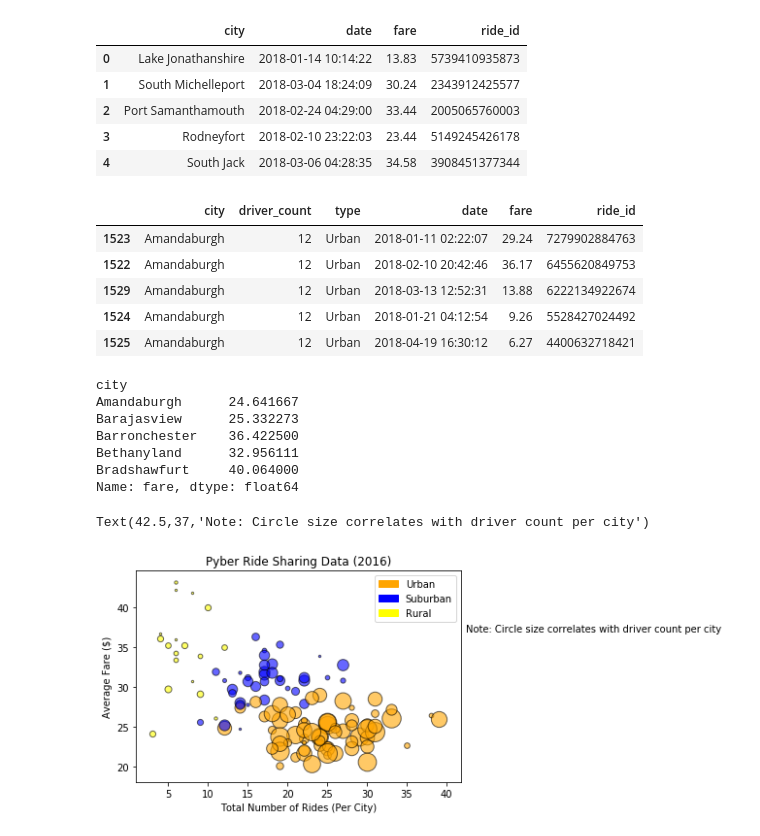
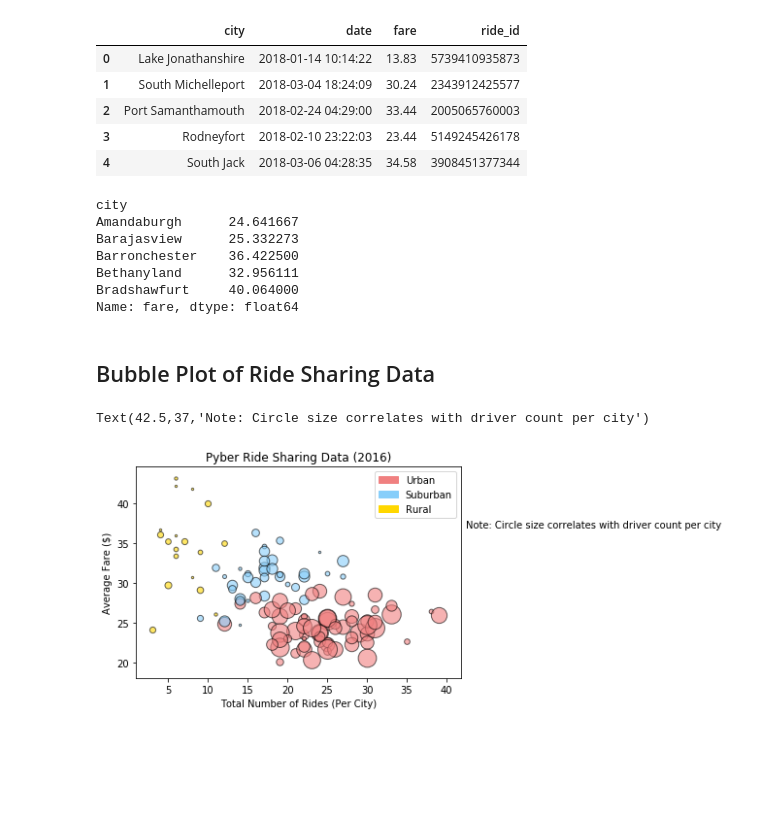
Before and after one commit to amritperera/Homework-5, a Jupyter notebook: Main/pyber.ipynb, the cells around one changed output. Saved outputs shown, nothing was run; the diff lists cells and outputs as text; code cells hidden in the pictures; blank space fills up the shorter version.

Commit message:
finished, only trends left to do
added correct colors and formatting

```diff
--- a/Main/pyber.ipynb
+++ b/Main/pyber.ipynb
@@ -35,14 +35,9 @@ ride.head()
 # %%
 ## merge the two csv
 test = pd.merge(city, ride, on='city')
-test.sort_values('city', ascending=True).head()
+test.sort_values('city', ascending=True)
+## df with no duplicate cities
+test2 = test.drop_duplicates('city')
-# %% [output]
-|  | city | driver_count | type | date | fare | ride_id |
-| 1523 | Amandaburgh | 12 | Urban | 2018-01-11 02:22:07 | 29.24 | 7279902884763 |
-| 1522 | Amandaburgh | 12 | Urban | 2018-02-10 20:42:46 | 36.17 | 6455620849753 |
-| 1529 | Amandaburgh | 12 | Urban | 2018-03-13 12:52:31 | 13.88 | 6222134922674 |
-| 1524 | Amandaburgh | 12 | Urban | 2018-01-21 04:12:54 | 9.26 | 5528427024492 |
-| 1525 | Amandaburgh | 12 | Urban | 2018-04-19 16:30:12 | 6.27 | 4400632718421 |
 # %%
 ## group by city
 grouped_data = test.groupby('city')
@@ -60,38 +55,40 @@ Name: fare, dtype: float64
 ## create new df with reset indexes to help color code the chart
 color_assign = city.sort_values('city', ascending=True)
 color_assign = color_assign.reset_index(drop=True)
+# %% [markdown]
+## Bubble Plot of Ride Sharing Data
 # %%
 ## extra piece that may not be necessary
 bubbles_mpl = plt.figure()
 
 ## set some variables to be used when plotting
 total_rides = grouped_data['date'].count()
 average_fare = grouped_data['fare'].mean()
 city_obs = grouped_data['city']
 driver_count = grouped_data['driver_count'].sum()/grouped_data['driver_count'].count()
 city_type = grouped_data['type']
 
 ## iterate through length of groupby object, adding a specific sized and color coded marker to plot
 for i in range(len(grouped)):
     if color_assign.iloc[i,2] == "Urban":
-        color = "orange"
+        color = "lightcoral"
     elif color_assign.iloc[i,2] == "Suburban":
-        color = "blue"
+        color = "lightskyblue"
     else:
-        color = "yellow"
+        color = "gold"
     plt.scatter(total_rides[i],average_fare[i],s=driver_count[i]*5.5 ,c=color, alpha=.6 , edgecolors='black' )
 
 ## add labels to chart
 plt.xlabel('Total Number of Rides (Per City)')
 plt.ylabel('Average Fare ($)')
 plt.title('Pyber Ride Sharing Data (2016)')
 ## add legend to chart(imported module for this, couldn't figure out how to do it another way)
-orange_patch = mpatches.Patch(color='orange', label='Urban')
-blue_patch = mpatches.Patch(color='blue', label='Suburban')
-yellow_patch = mpatches.Patch(color='yellow', label='Rural')
+orange_patch = mpatches.Patch(color='lightcoral', label='Urban')
+blue_patch = mpatches.Patch(color='lightskyblue', label='Suburban')
+yellow_patch = mpatches.Patch(color='gold', label='Rural')
 plt.legend(handles=[orange_patch,blue_patch,yellow_patch])
 ## add footnote to chart
 plt.text(42.5, 37, 'Note: Circle size correlates with driver count per city')
 # %% [output]
 Text(42.5,37,'Note: Circle size correlates with driver count per city')
-[figure, old version]
+[figure, new version]
```
Also changed, not shown: parts of 9 cells of this notebook.
